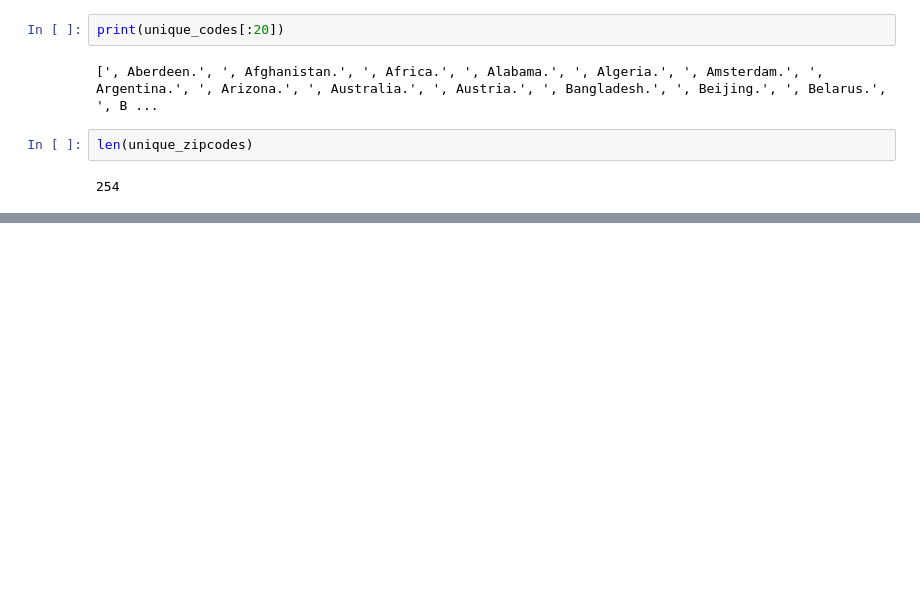
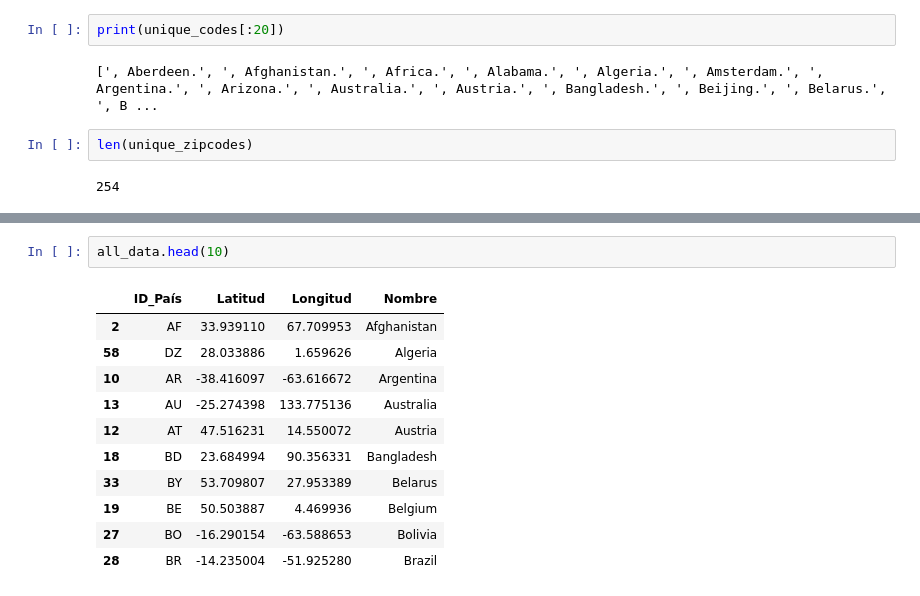
Before and after one commit to Rodrigo-190/Tarea-2-Bioinformatica, a Jupyter notebook: Tarea2.ipynb, the cells around one changed output, grey strips where cells are left out. Cells and saved outputs as stored; diff of their text form; blank space fills up the shorter version.

```diff
--- a/Tarea2.ipynb
+++ b/Tarea2.ipynb
@@ -96,0 +103,14 @@ Coordenadas.head(10)
+# %%
+all_data.head(10)
+# %% [output]
+|  | ID_País | Latitud | Longitud | Nombre |
+| 2 | AF | 33.939110 | 67.709953 | Afghanistan |
+| 58 | DZ | 28.033886 | 1.659626 | Algeria |
+| 10 | AR | -38.416097 | -63.616672 | Argentina |
+| 13 | AU | -25.274398 | 133.775136 | Australia |
+| 12 | AT | 47.516231 | 14.550072 | Austria |
+| 18 | BD | 23.684994 | 90.356331 | Bangladesh |
+| 33 | BY | 53.709807 | 27.953389 | Belarus |
+| 19 | BE | 50.503887 | 4.469936 | Belgium |
+| 27 | BO | -16.290154 | -63.588653 | Bolivia |
+| 28 | BR | -14.235004 | -51.925280 | Brazil |
```
Also changed, not shown: parts of 4 cells of this notebook.
